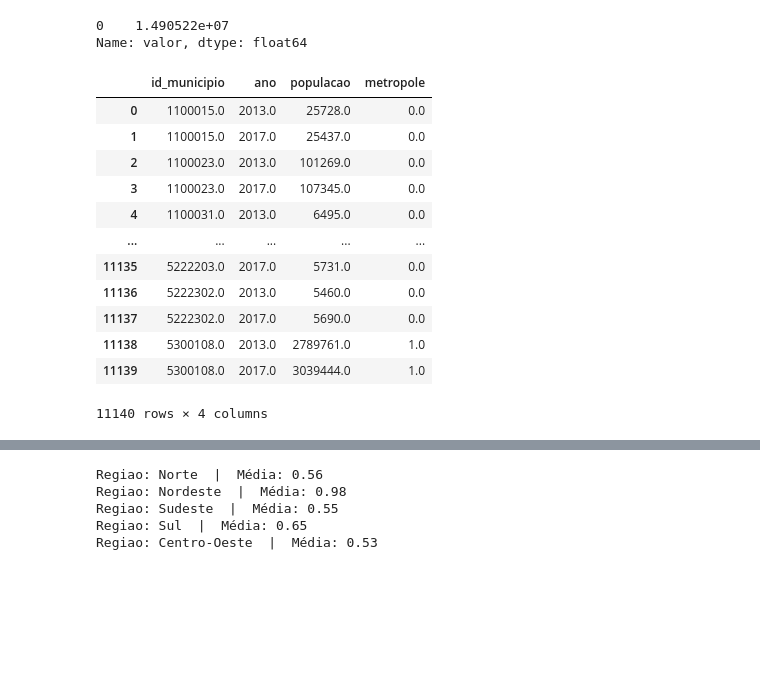
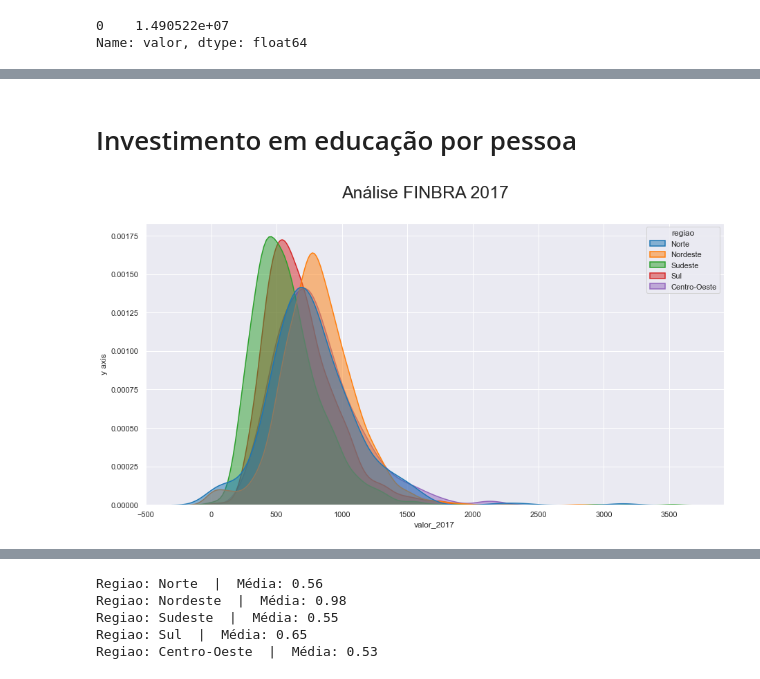
Before and after one commit to UFRJ-Analytica/odd2021, a Jupyter notebook: analises.ipynb, the cells around one changed output, grey strips where cells are left out. Drawn from its saved outputs; the diff is of its cells as text; code cells hidden in the pictures; blank space fills up the shorter version.

```diff
--- a/analises.ipynb
+++ b/analises.ipynb
@@ -245,29 +261,6 @@ mun_despesas.loc[mun_despesas["ano"]==2013]["valor"]
 # %% [output]
 0    1.490522e+07
 Name: valor, dtype: float64
-# %%
-def add_metropole(row):
-    row["metropole"] = (row["populacao"] >= 500000)
-    return row
-
-populacao_mun = get_data("br_ibge_populacao.municipios")
-populacao_mun = populacao_mun.loc[populacao_mun["ano"].isin([2013,2017])].sort_values(by=["id_municipio", "ano"]).reset_index(drop=True)
-populacao_mun = populacao_mun.apply(lambda row: add_metropole(row), axis=1)
-populacao_mun
-# %% [output]
-|  | id_municipio | ano | populacao | metropole |
-| 0 | 1100015.0 | 2013.0 | 25728.0 | 0.0 |
-| 1 | 1100015.0 | 2017.0 | 25437.0 | 0.0 |
-| 2 | 1100023.0 | 2013.0 | 101269.0 | 0.0 |
-| 3 | 1100023.0 | 2017.0 | 107345.0 | 0.0 |
-| 4 | 1100031.0 | 2013.0 | 6495.0 | 0.0 |
-| ... | ... | ... | ... | ... |
-| 11135 | 5222203.0 | 2017.0 | 5731.0 | 0.0 |
-| 11136 | 5222302.0 | 2013.0 | 5460.0 | 0.0 |
-| 11137 | 5222302.0 | 2017.0 | 5690.0 | 0.0 |
-| 11138 | 5300108.0 | 2013.0 | 2789761.0 | 1.0 |
-| 11139 | 5300108.0 | 2017.0 | 3039444.0 | 1.0 |
-11140 rows × 4 columns
 # %%
 def format_tabela_rafael(ideb, despesas, populacao):
     tabela_rafael = pd.DataFrame(columns=["id_municipio",
@@ -361,6 +354,32 @@ tabela_rafael.sort_values("ideb_diff", ascending=False).head(10)
 | 3150 | 2313906 | Uruoca | CE | Nordeste | 13348 | 13677 | 329 | municipal | ... |
 | 3385 | 2207009 | Oeiras | PI | Nordeste | 36195 | 36432 | 237 | municipal | ... |
 | 3113 | 2303659 | Catunda | CE | Nordeste | 10218 | 10365 | 147 | municipal | ... |
+# %% [markdown]
+# Investimento em educação por pessoa
+# %%
+sns.set_theme(style="darkgrid")
+
+fig, ax = plt.subplots(figsize = (15,7.5))
+
+ax = sns.kdeplot(data = tabela_rafael,
+                  x= "valor_2017",
+                  hue = 'regiao',
+                  palette = "tab10",
+                  fill = True,
+                  common_norm = False,
+                  alpha = .5,
+                  linewidth = 1.5)
+
+
+fig.suptitle('Análise FINBRA 2017', fontsize=25)
+
+ax.yaxis.set_label_text('y axis')
+
+plt.savefig("./Imagens/analise_finbra_2017.png")
+
+plt.savefig('./Imagens/analise_finbra_2017.svg', format='svg', dpi=1200)
+# %% [output]
+[figure, added]
 # %%
 sns.set_theme(style="darkgrid")
 
```
Also changed, not shown: parts of 9 cells of this notebook, 6 other files.
